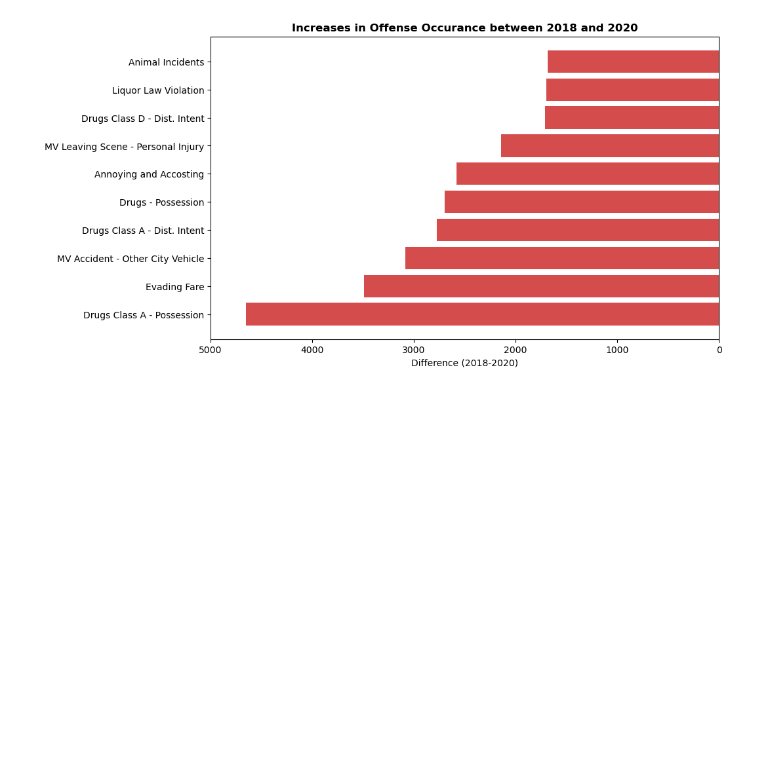
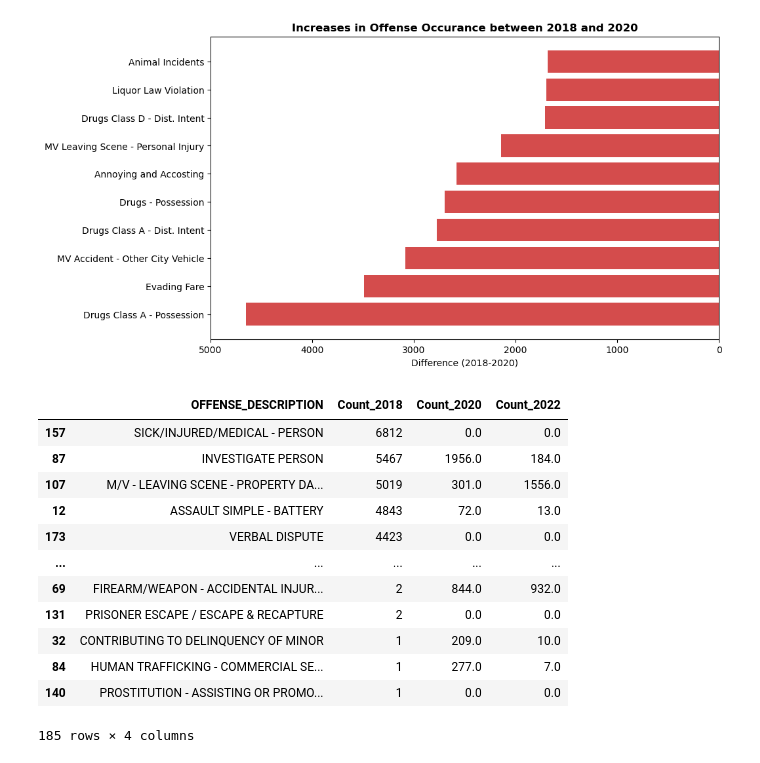
Before and after one commit to Dastardi/data_foundations, a Jupyter notebook: HW2/comparing_tables.ipynb, the cells around one changed output. Cells and saved outputs as stored; diff of their text form; code cells hidden in the pictures; blank space fills up the shorter version.

```diff
--- a/HW2/comparing_tables.ipynb
+++ b/HW2/comparing_tables.ipynb
@@ -118,3 +133,26 @@ plt.yticks(ytick_locs, yticks)
 plt.show()
 # %% [output]
 [figure]
+# %%
+df.sort_values('Count_2018', ascending=False, inplace=True)
+df1.sort_values('Count_2020', ascending=False, inplace=True)
+df2.sort_values('Count_2022', ascending=False, inplace=True)
+
+compare_all = df.join(df1.Count_2020)
+compare_all = compare_all.join(df2.Count_2022)
+compare_all.fillna(0, inplace=True)
+compare_all
+# %% [output]
+|  | OFFENSE_DESCRIPTION | Count_2018 | Count_2020 | Count_2022 |
+| 157 | SICK/INJURED/MEDICAL - PERSON | 6812 | 0.0 | 0.0 |
+| 87 | INVESTIGATE PERSON | 5467 | 1956.0 | 184.0 |
+| 107 | M/V - LEAVING SCENE - PROPERTY DA... | 5019 | 301.0 | 1556.0 |
+| 12 | ASSAULT SIMPLE - BATTERY | 4843 | 72.0 | 13.0 |
+| 173 | VERBAL DISPUTE | 4423 | 0.0 | 0.0 |
+| ... | ... | ... | ... | ... |
+| 69 | FIREARM/WEAPON - ACCIDENTAL INJUR... | 2 | 844.0 | 932.0 |
+| 131 | PRISONER ESCAPE / ESCAPE & RECAPTURE | 2 | 0.0 | 0.0 |
+| 32 | CONTRIBUTING TO DELINQUENCY OF MINOR | 1 | 209.0 | 10.0 |
+| 84 | HUMAN TRAFFICKING - COMMERCIAL SE... | 1 | 277.0 | 7.0 |
+| 140 | PROSTITUTION - ASSISTING OR PROMO... | 1 | 0.0 | 0.0 |
+185 rows × 4 columns
```
Also changed, not shown: parts of 1 cell of this notebook, 2 other files.
